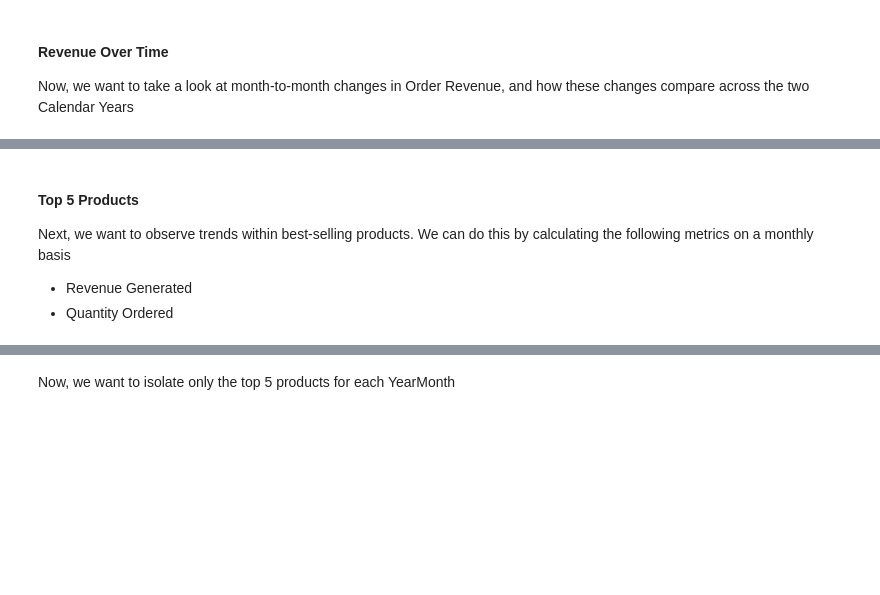
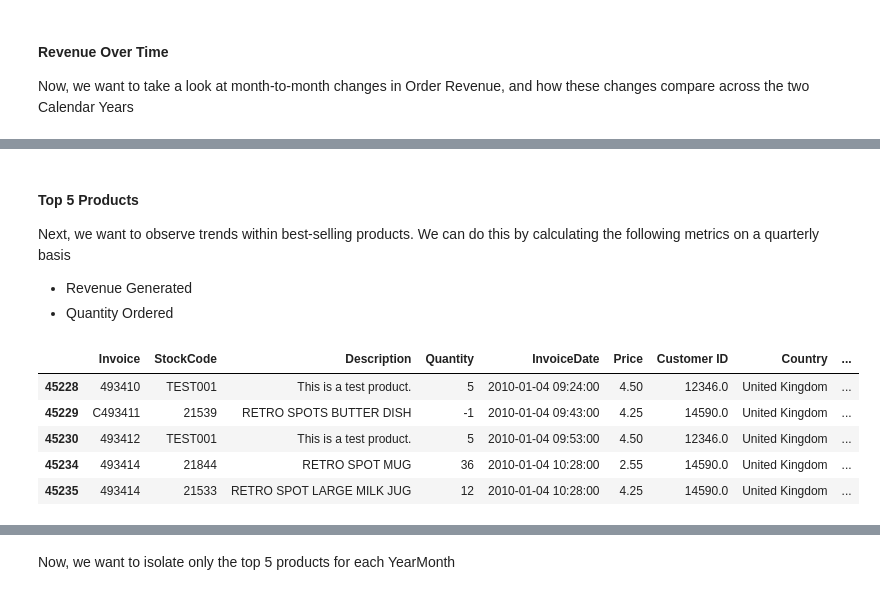
Before and after one commit to ahimranVT/retail-analytics-platform, a Jupyter notebook: notebooks/explore_transactions.ipynb, the cells around one changed output, grey strips where cells are left out. Saved outputs shown, nothing was run; the diff lists cells and outputs as text; code cells hidden in the pictures; blank space fills up the shorter version.

```diff
--- a/notebooks/explore_transactions.ipynb
+++ b/notebooks/explore_transactions.ipynb
@@ -124,7 +152,24 @@ More analysis could help indicate why these seasonal trends exist
 # %% [markdown]
 #### Top 5 Products ####
 
-Next, we want to observe trends within best-selling products. We can do this by calculating the following metrics on a monthly basis
+Next, we want to observe trends within best-selling products. We can do this by calculating the following metrics on a quarterly basis
 * Revenue Generated
 * Quantity Ordered
+# %%
+# First, we want to extract the quarter for each Invoice
+product_df = transactions_df.copy()
+product_df.drop(columns = ['YearMonth'], inplace=True)
+product_df = product_df.loc[product_df['InvoiceDate'].dt.year.astype(str) != '2009']
+
+product_df['InvoiceQuarter'] = ('Q' + product_df['InvoiceDate'].dt.quarter.astype(str) + '/' + product_df['InvoiceDate'].dt.year.astype(str))
+quarter_mapping = dict(zip(product_df['InvoiceQuarter'].unique(), range(len(product_df['InvoiceQuarter'].unique()))))
+product_df['InvoiceQuarterID'] = product_df['InvoiceQuarter'].map(quarter_mapping)
+product_df.head()
+# %% [output]
+|  | Invoice | StockCode | Description | Quantity | InvoiceDate | Price | Customer ID | Country | ... |
+| 45228 | 493410 | TEST001 | This is a test product. | 5 | 2010-01-04 09:24:00 | 4.50 | 12346.0 | United Kingdom | ... |
+| 45229 | C493411 | 21539 | RETRO SPOTS BUTTER DISH | -1 | 2010-01-04 09:43:00 | 4.25 | 14590.0 | United Kingdom | ... |
+| 45230 | 493412 | TEST001 | This is a test product. | 5 | 2010-01-04 09:53:00 | 4.50 | 12346.0 | United Kingdom | ... |
+| 45234 | 493414 | 21844 | RETRO SPOT MUG | 36 | 2010-01-04 10:28:00 | 2.55 | 14590.0 | United Kingdom | ... |
+| 45235 | 493414 | 21533 | RETRO SPOT LARGE MILK JUG | 12 | 2010-01-04 10:28:00 | 4.25 | 14590.0 | United Kingdom | ... |
 # %%
```
Also changed, not shown: parts of 15 cells of this notebook.
